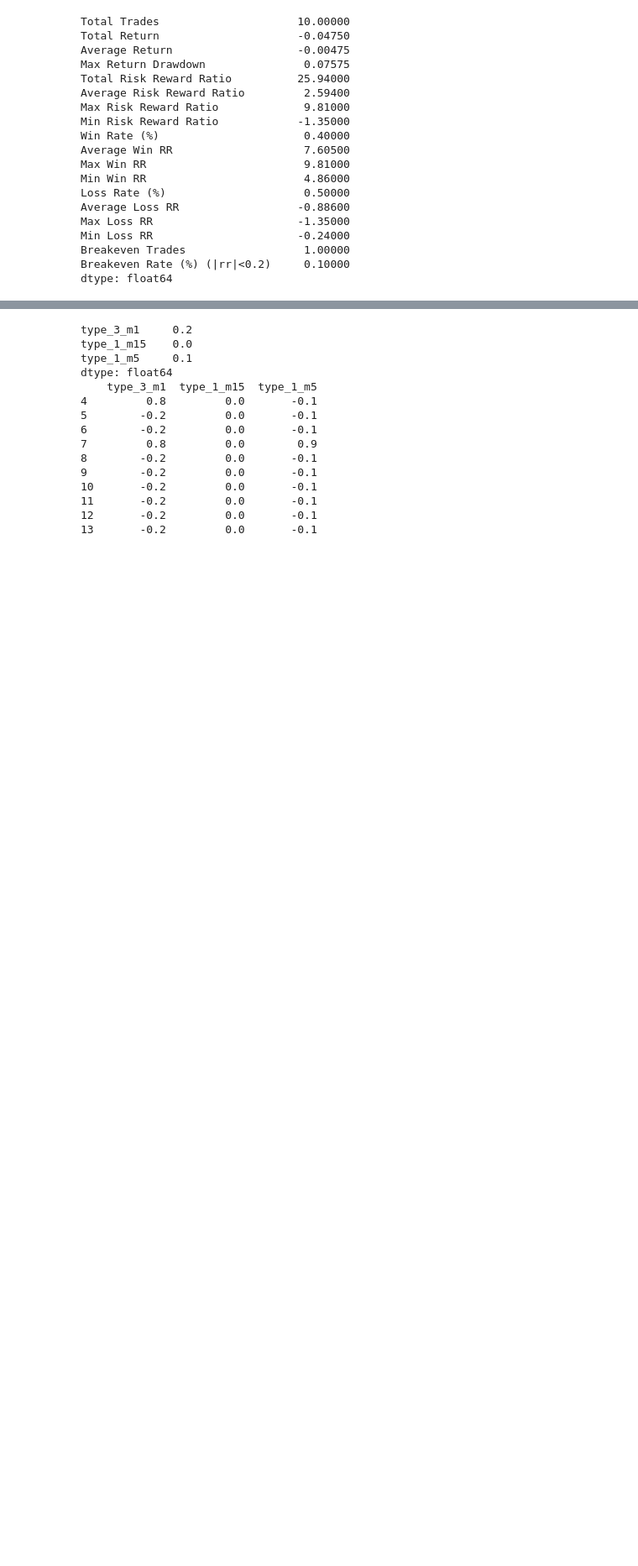
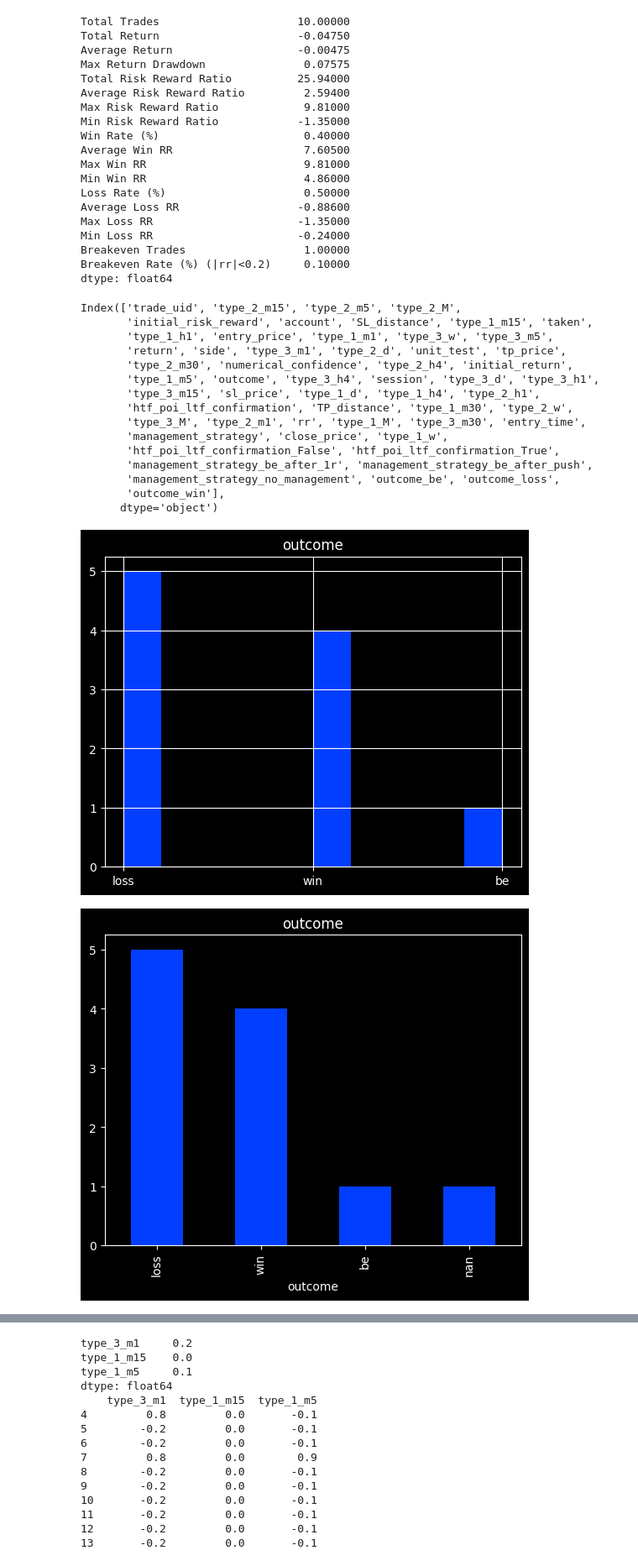
Before and after one commit to put101/trade_journal, a Jupyter notebook: analysis.ipynb, the cells around one changed output, grey strips where cells are left out. Shown at 84% size. Drawn from its saved outputs; the diff is of its cells as text; code cells hidden in the pictures; blank space fills up the shorter version.

```diff
--- a/analysis.ipynb
+++ b/analysis.ipynb
@@ -287,3 +293,43 @@ Min Loss RR                      -0.24000
 Breakeven Trades                  1.00000
 Breakeven Rate (%) (|rr|<0.2)     0.10000
 dtype: float64
+# %%
+import journal as jo
+df=df.copy()
+df[df['account'] == jo.ACC_MT5_VANTAGE]
+display(df.columns)
+
+def plot_hist_all_values_col(df, col):
+    df[col].hist()
+    plt.title(col)
+    plt.show()
+    df[col].value_counts(dropna=False).plot(kind='bar')
+    plt.title(col)
+    plt.show()
+    print(df[col].value_counts(dropna=False))
+
+plot_hist_all_values_col(df, 'outcome')
+
+# trade_uids for the NaN values of certain column
+def get_trades_col_nan(df, col):
+    return df[df[col].isna()]['trade_uid']
+
+get_trades_col_nan(df, 'outcome')
+# %% [output]
+Index(['trade_uid', 'type_2_m15', 'type_2_m5', 'type_2_M',
+       'initial_risk_reward', 'account', 'SL_distance', 'type_1_m15', 'taken',
+       'type_1_h1', 'entry_price', 'type_1_m1', 'type_3_w', 'type_3_m5',
+       'return', 'side', 'type_3_m1', 'type_2_d', 'unit_test', 'tp_price',
+       'type_2_m30', 'numerical_confidence', 'type_2_h4', 'initial_return',
+       'type_1_m5', 'outcome', 'type_3_h4', 'session', 'type_3_d', 'type_3_h1',
+       'type_3_m15', 'sl_price', 'type_1_d', 'type_1_h4', 'type_2_h1',
+       'htf_poi_ltf_confirmation', 'TP_distance', 'type_1_m30', 'type_2_w',
+       'type_3_M', 'type_2_m1', 'rr', 'type_1_M', 'type_3_m30', 'entry_time',
+       'management_strategy', 'close_price', 'type_1_w',
+       'htf_poi_ltf_confirmation_False', 'htf_poi_ltf_confirmation_True',
+       'management_strategy_be_after_1r', 'management_strategy_be_after_push',
+       'management_strategy_no_management', 'outcome_be', 'outcome_loss',
+       'outcome_win'],
+      dtype='object')
+[figure, added]
+[figure, added]
```
Also changed, not shown: parts of 15 cells of this notebook, 50 other files.
